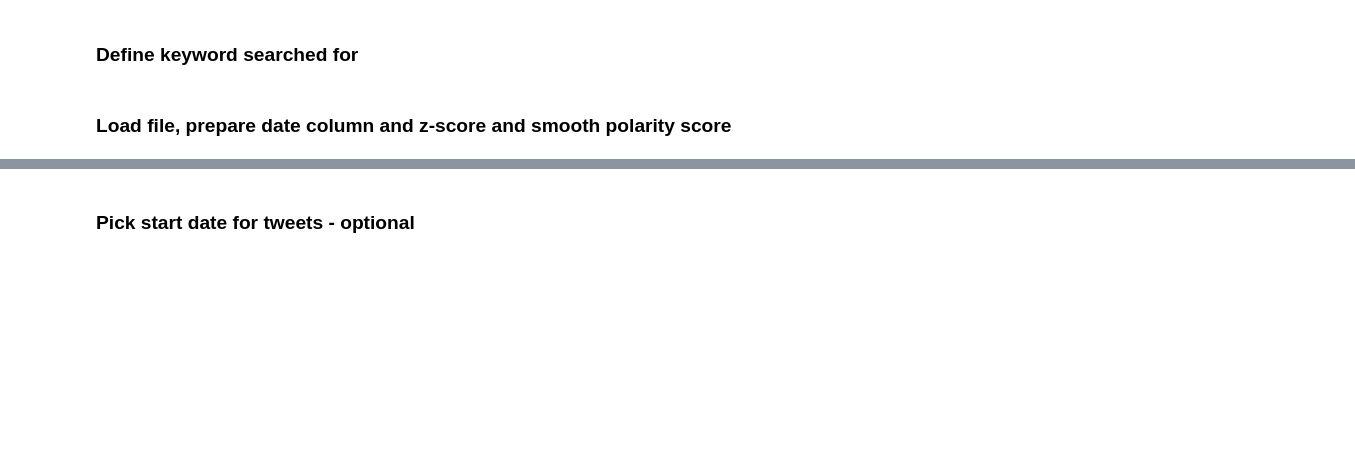
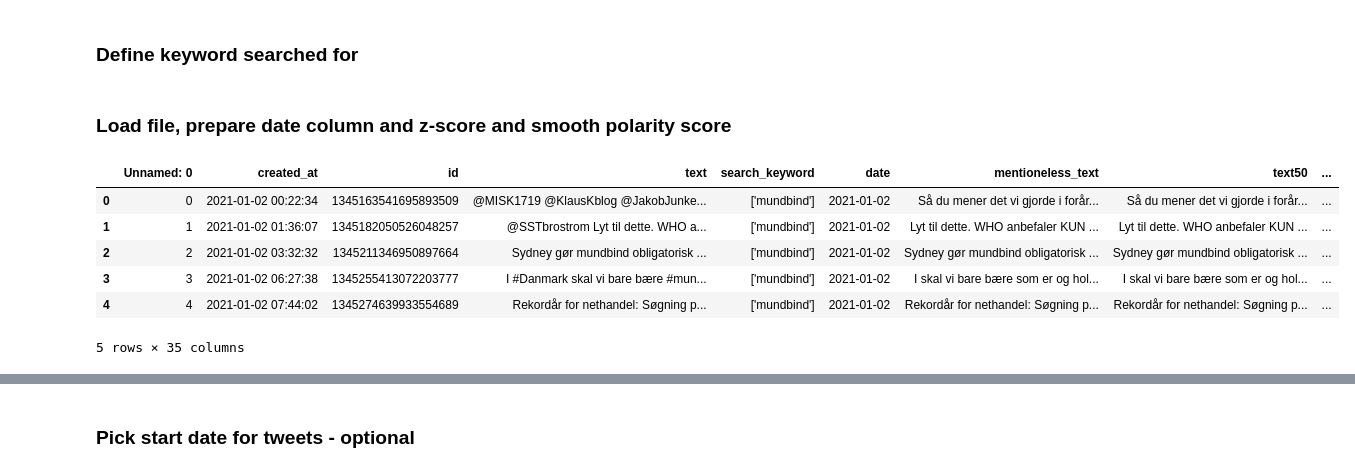
Before and after one commit to stinenyhus/HOPE-keyword-query-Twitter, a Jupyter notebook: notebooks/visualize_HOPE.ipynb, the cells around one changed output, grey strips where cells are left out. Drawn from its saved outputs; the diff is of its cells as text; code cells hidden in the pictures; blank space fills up the shorter version.

```diff
--- a/notebooks/visualize_HOPE.ipynb
+++ b/notebooks/visualize_HOPE.ipynb
@@ -130,0 +108,10 @@ df["date"] = pd.to_datetime(df["date"])
+# %%
+df.head()
+# %% [output]
+|  | Unnamed: 0 | created_at | id | text | search_keyword | date | mentioneless_text | text50 | ... |
+| 0 | 0 | 2021-01-02 00:22:34 | 1345163541695893509 | @MISK1719 @KlausKblog @JakobJunke... | ['mundbind'] | 2021-01-02 | Så du mener det vi gjorde i forår... | Så du mener det vi gjorde i forår... | ... |
+| 1 | 1 | 2021-01-02 01:36:07 | 1345182050526048257 | @SSTbrostrom Lyt til dette. WHO a... | ['mundbind'] | 2021-01-02 | Lyt til dette. WHO anbefaler KUN ... | Lyt til dette. WHO anbefaler KUN ... | ... |
+| 2 | 2 | 2021-01-02 03:32:32 | 1345211346950897664 | Sydney gør mundbind obligatorisk ... | ['mundbind'] | 2021-01-02 | Sydney gør mundbind obligatorisk ... | Sydney gør mundbind obligatorisk ... | ... |
+| 3 | 3 | 2021-01-02 06:27:38 | 1345255413072203777 | I #Danmark skal vi bare bære #mun... | ['mundbind'] | 2021-01-02 | I skal vi bare bære som er og hol... | I skal vi bare bære som er og hol... | ... |
+| 4 | 4 | 2021-01-02 07:44:02 | 1345274639933554689 | Rekordår for nethandel: Søgning p... | ['mundbind'] | 2021-01-02 | Rekordår for nethandel: Søgning p... | Rekordår for nethandel: Søgning p... | ... |
+5 rows × 35 columns
```
Also changed, not shown: parts of 12 cells of this notebook, 7 other files.
